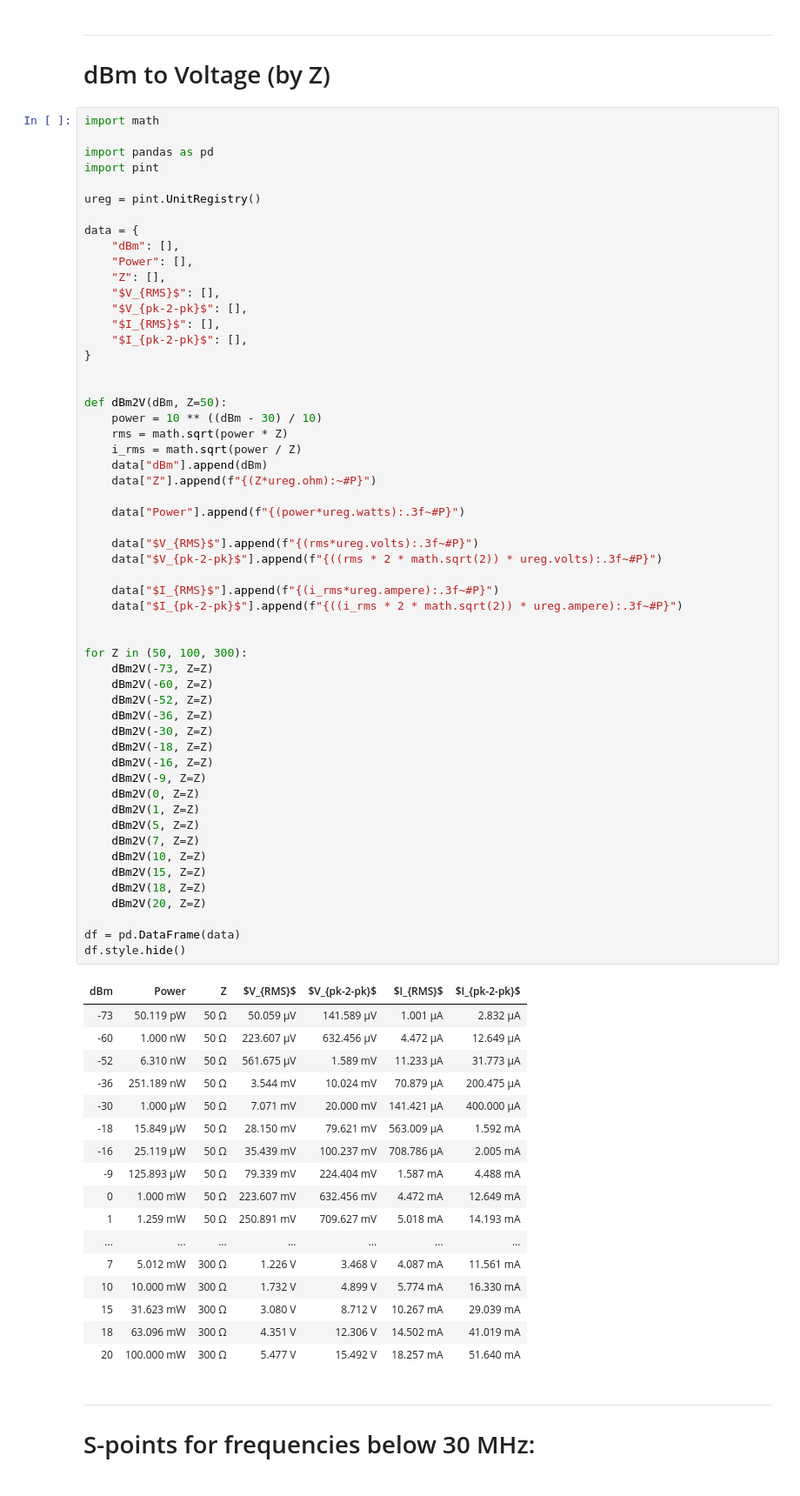
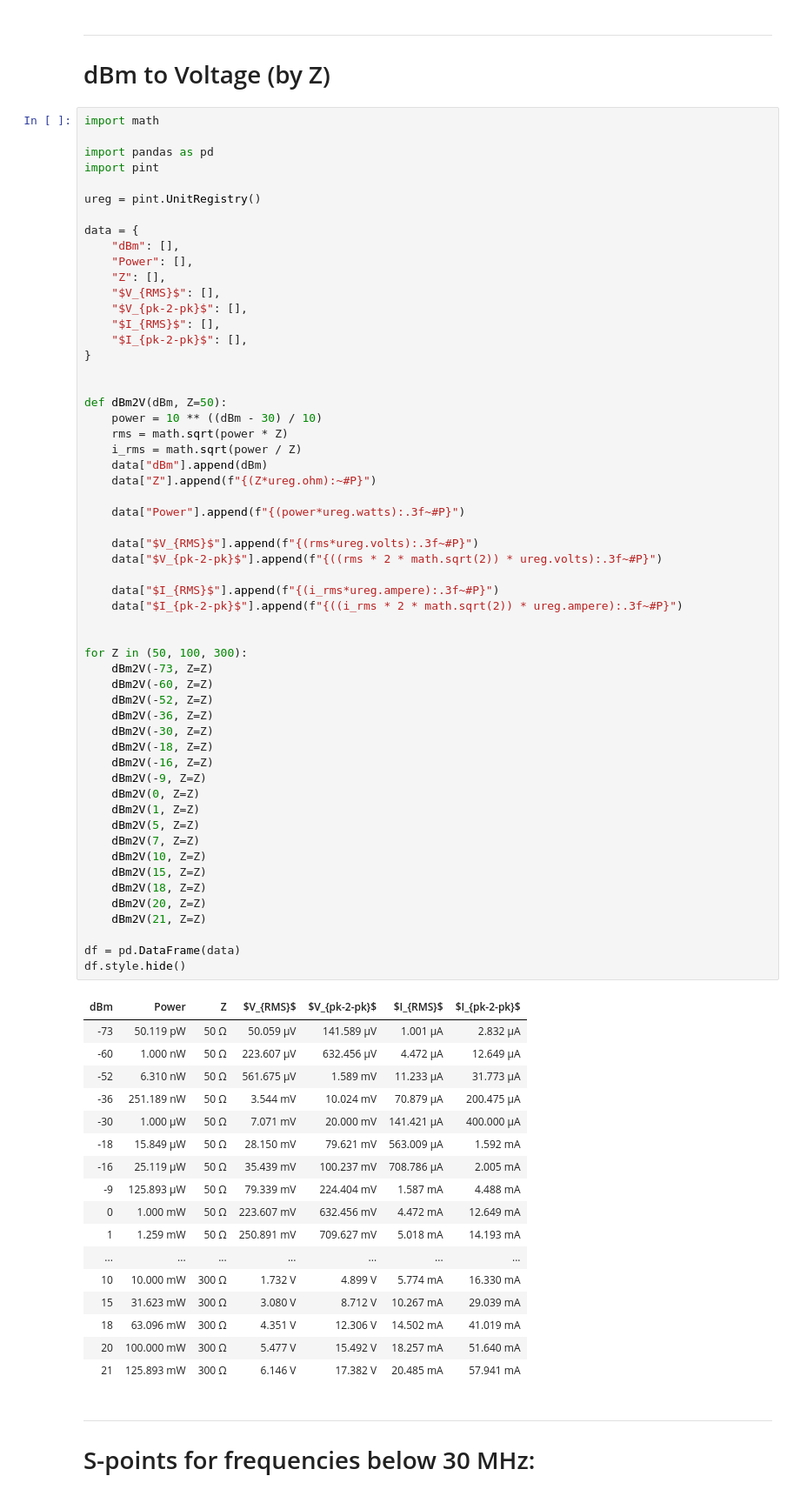
Before and after one commit to M0YCX/ycx_rf_notebooks, a Jupyter notebook: Math/Decibels.ipynb, the cells around one changed output. Shown at 87% size. Saved outputs shown, nothing was run; the diff lists cells and outputs as text.

```diff
--- a/Math/Decibels.ipynb
+++ b/Math/Decibels.ipynb
@@ -143,38 +143,39 @@ for Z in (50, 100, 300):
     dBm2V(-52, Z=Z)
     dBm2V(-36, Z=Z)
     dBm2V(-30, Z=Z)
     dBm2V(-18, Z=Z)
     dBm2V(-16, Z=Z)
     dBm2V(-9, Z=Z)
     dBm2V(0, Z=Z)
     dBm2V(1, Z=Z)
     dBm2V(5, Z=Z)
     dBm2V(7, Z=Z)
     dBm2V(10, Z=Z)
     dBm2V(15, Z=Z)
     dBm2V(18, Z=Z)
     dBm2V(20, Z=Z)
+    dBm2V(21, Z=Z)
 
 df = pd.DataFrame(data)
 df.style.hide()
 # %% [output]
 | dBm | Power | Z | $V_{RMS}$ | $V_{pk-2-pk}$ | $I_{RMS}$ | $I_{pk-2-pk}$ |
 | -73 | 50.119 pW | 50 Ω | 50.059 µV | 141.589 µV | 1.001 µA | 2.832 µA |
 | -60 | 1.000 nW | 50 Ω | 223.607 µV | 632.456 µV | 4.472 µA | 12.649 µA |
 | -52 | 6.310 nW | 50 Ω | 561.675 µV | 1.589 mV | 11.233 µA | 31.773 µA |
 | -36 | 251.189 nW | 50 Ω | 3.544 mV | 10.024 mV | 70.879 µA | 200.475 µA |
 | -30 | 1.000 µW | 50 Ω | 7.071 mV | 20.000 mV | 141.421 µA | 400.000 µA |
 | -18 | 15.849 µW | 50 Ω | 28.150 mV | 79.621 mV | 563.009 µA | 1.592 mA |
 | -16 | 25.119 µW | 50 Ω | 35.439 mV | 100.237 mV | 708.786 µA | 2.005 mA |
 | -9 | 125.893 µW | 50 Ω | 79.339 mV | 224.404 mV | 1.587 mA | 4.488 mA |
 | 0 | 1.000 mW | 50 Ω | 223.607 mV | 632.456 mV | 4.472 mA | 12.649 mA |
 | 1 | 1.259 mW | 50 Ω | 250.891 mV | 709.627 mV | 5.018 mA | 14.193 mA |
 | ... | ... | ... | ... | ... | ... | ... |
-| 7 | 5.012 mW | 300 Ω | 1.226 V | 3.468 V | 4.087 mA | 11.561 mA |
 | 10 | 10.000 mW | 300 Ω | 1.732 V | 4.899 V | 5.774 mA | 16.330 mA |
 | 15 | 31.623 mW | 300 Ω | 3.080 V | 8.712 V | 10.267 mA | 29.039 mA |
 | 18 | 63.096 mW | 300 Ω | 4.351 V | 12.306 V | 14.502 mA | 41.019 mA |
 | 20 | 100.000 mW | 300 Ω | 5.477 V | 15.492 V | 18.257 mA | 51.640 mA |
+| 21 | 125.893 mW | 300 Ω | 6.146 V | 17.382 V | 20.485 mA | 57.941 mA |
 # %% [markdown]
 ---
 # S-points for frequencies below 30 MHz:
```
Also changed, not shown: parts of 2 cells of this notebook, 7 other files.
